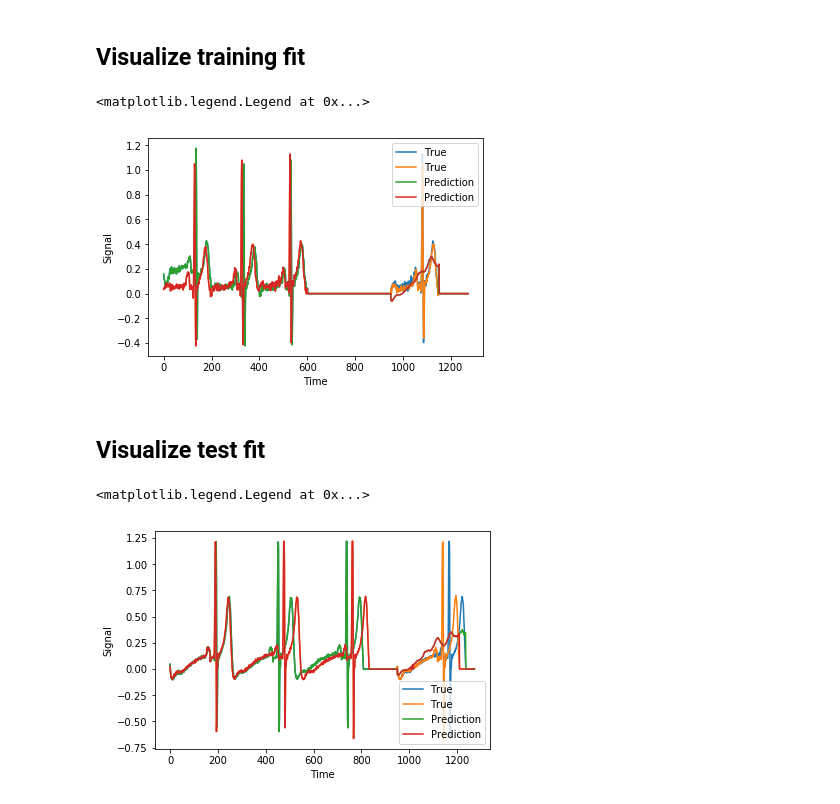
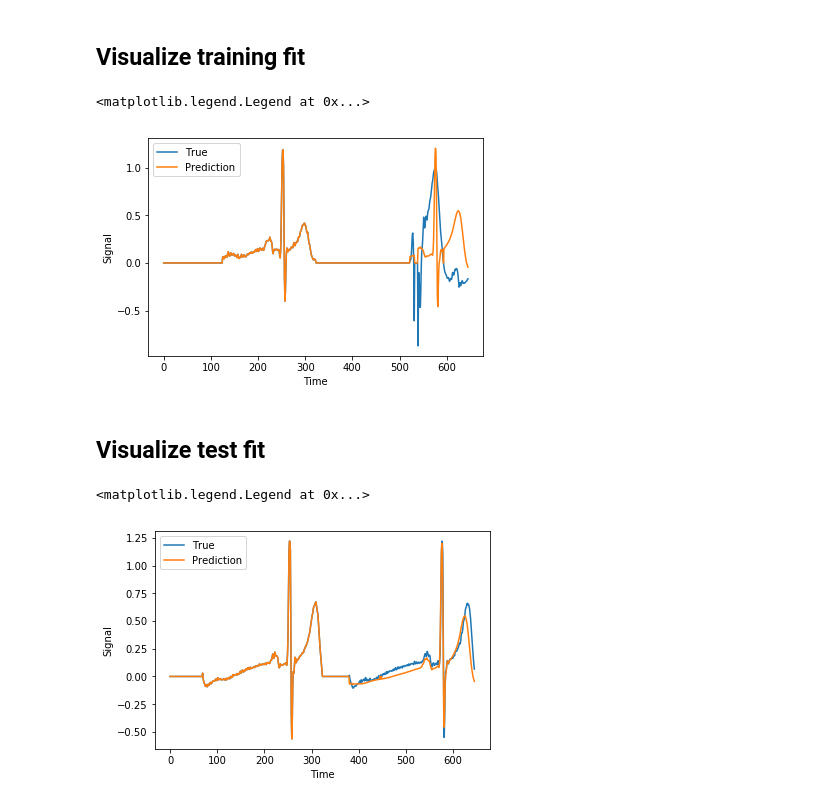
Before and after one commit to markusmeingast/Pulse-Monitor, a Jupyter notebook: 03_ML/01_RNN_LSTM_GPU.ipynb, the cells around one changed output. Saved outputs shown, nothing was run; the diff lists cells and outputs as text; code cells hidden in the pictures.

```diff
--- a/03_ML/01_RNN_LSTM_GPU.ipynb
+++ b/03_ML/01_RNN_LSTM_GPU.ipynb
@@ -163,24 +168,24 @@ print("Training time: {:.4f}s".format(end-start))
 ## Visualize training fit
 # %%
 prediction = sess.run(pred, feed_dict={x: X_train, mask: np.where(Y_train==0.0,0.0,1.0)})
-mp.plot(np.hstack((X_train[0:2,:,0],Y_train[0:2,:])).T,label="True")
-mp.plot(np.hstack((X_train[0:2,:,0],prediction[0:2,:])).T,label="Prediction")
+mp.plot(np.hstack((X_train[39,:,0],Y_train[39,:])).T,label="True")
+mp.plot(np.hstack((X_train[39,:,0],prediction[39,:])).T,label="Prediction")
 mp.xlabel("Time")
 mp.ylabel("Signal")
 
 mp.legend()
 # %% [output]
 <matplotlib.legend.Legend at 0x...>
-[figure, old version]
+[figure, new version]
 # %% [markdown]
 ## Visualize test fit
 # %%
 prediction = sess.run(pred, feed_dict={x: X_test, mask: np.where(Y_test==0.0,0.0,1.0)})
-mp.plot(np.hstack((X_test[0:2,:,0],Y_test[0:2,:])).T,label="True")
-mp.plot(np.hstack((X_test[0:2,:,0],prediction[0:2,:])).T,label="Prediction")
+mp.plot(np.hstack((X_test[100,:,0],Y_test[100,:])).T,label="True")
+mp.plot(np.hstack((X_test[100,:,0],prediction[100,:])).T,label="Prediction")
 mp.xlabel("Time")
 mp.ylabel("Signal")
 mp.legend()
 # %% [output]
 <matplotlib.legend.Legend at 0x...>
-[figure, old version]
+[figure, new version]
```
Also changed, not shown: parts of 3 cells of this notebook, 1 other file.
